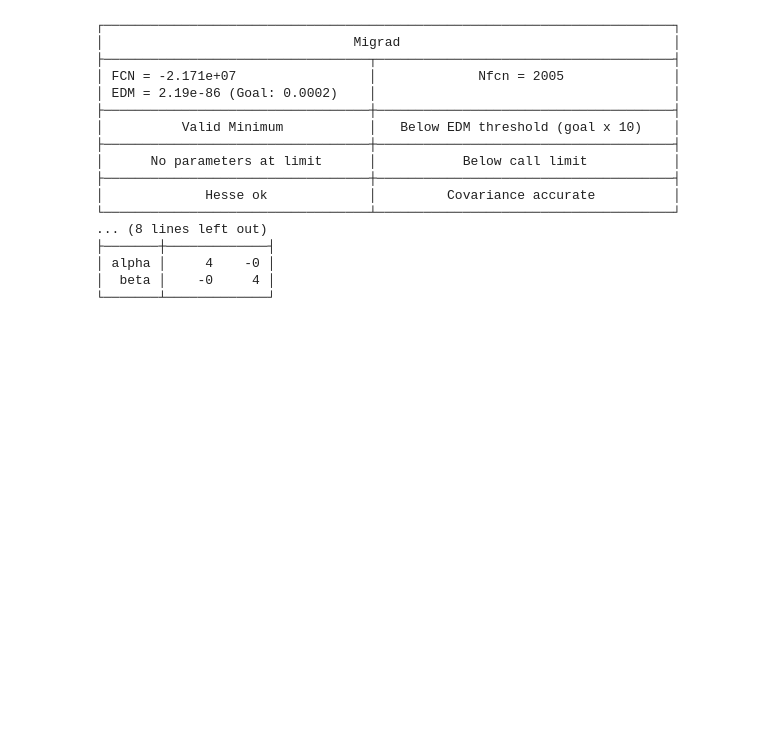
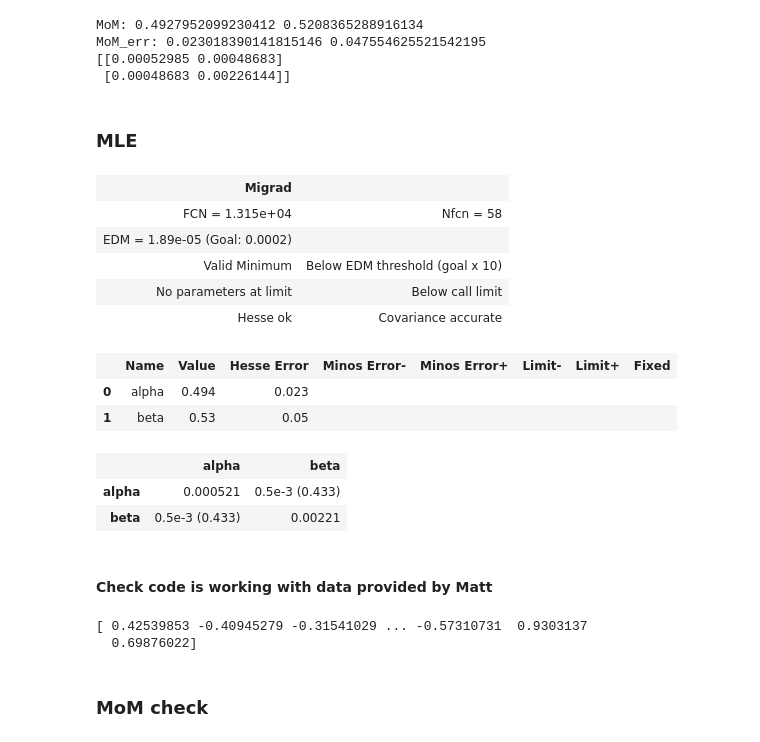
Before and after one commit to Fayzan03/s1_statistical_methods, a Jupyter notebook: ES3/Q1_acc_rej.ipynb, the cells around one changed output. Cells and saved outputs as stored; diff of their text form; code cells hidden in the pictures; blank space fills up the shorter version.

```diff
--- a/ES3/Q1_acc_rej.ipynb
+++ b/ES3/Q1_acc_rej.ipynb
@@ -86,0 +78,13 @@ Estimate for beta is  0.4853317835255204
+# %%
+## covariance of moment estimates
+x=np.array(x)
+N = len(x)
+
+x1_bar = np.mean(x)
+x2_bar = np.mean(x**2)
+
+cov_x11 = 1/(N*(N-1)) * np.sum( (x-x1_bar) * ( x - x1_bar) )
+cov_x12 = 1/(N*(N-1)) * np.sum( (x-x1_bar) * ( x**2 - x2_bar) )
+cov_x22 = 1/(N*(N-1)) * np.sum( (x**2-x2_bar) * ( x**2 - x2_bar) )
+
+cov_mus_hat = np.array( [ [cov_x11, cov_x12], [ cov_x12, cov_x22] ] )
@@ -87,39 +102,59 @@ Estimate for beta is  0.4853317835255204
+# %%
+# propagate to parameter estimates
+
+# jacobi needs a single wrapped function
+alphabeta = lambda p: np.array([ alpha_MoM(*p), beta_MoM(*p) ])
+
+mom, mom_cov = propagate( alphabeta, [x1_bar, x2_bar], cov_mus_hat)
+print('MoM:', *mom)
+print('MoM_err:', *np.sqrt(np.diag(mom_cov)))
+print(mom_cov)
+# %% [output]
+MoM: 0.4927952099230412 0.5208365288916134
+MoM_err: 0.023018390141815146 0.047554625521542195
+[[0.00052985 0.00048683]
+ [0.00048683 0.00226144]]
+# %% [markdown]
+### MLE
 # %%
 def model(x, alpha, beta):
-    return (1 + alpha*x + beta*x**2)/normalization_factor
+    return (1 + alpha*x + beta*x**2)/(d(1) + alpha*d(2) + beta*d(3))
 
 from iminuit import Minuit
 from iminuit.cost import UnbinnedNLL
 
+x=gen_accept_reject(10000)
 # create a cost function
-nll=UnbinnedNLL(v, model)
+nll=UnbinnedNLL(x, model)
 
 # create Minuit object
-m = Minuit(nll, alpha=0.5, beta=0.5)
+m = Minuit(nll, alpha=1, beta=1)
 
 # run the fit
 m.migrad()
 
 #run the Hesse algorithm
 m.hesse()
-
-# print the result
-print(m)
 # %% [output]
-┌─────────────────────────────────────────────────────────────────────────┐
-│                                Migrad                                   │
-├──────────────────────────────────┬──────────────────────────────────────┤
-│ FCN = -2.171e+07                 │             Nfcn = 2005              │
-│ EDM = 2.19e-86 (Goal: 0.0002)    │                                      │
-├──────────────────────────────────┼──────────────────────────────────────┤
-│          Valid Minimum           │   Below EDM threshold (goal x 10)    │
-├──────────────────────────────────┼──────────────────────────────────────┤
-│      No parameters at limit      │           Below call limit           │
-├──────────────────────────────────┼──────────────────────────────────────┤
-│             Hesse ok             │         Covariance accurate          │
-└──────────────────────────────────┴──────────────────────────────────────┘
-... (8 lines left out)
-├───────┼─────────────┤
-│ alpha │     4    -0 │
-│  beta │    -0     4 │
-└───────┴─────────────┘
+| Migrad |  |
+| FCN = 1.315e+04 | Nfcn = 58 |
+| EDM = 1.89e-05 (Goal: 0.0002) |  |
+| Valid Minimum | Below EDM threshold (goal x 10) |
+| No parameters at limit | Below call limit |
+| Hesse ok | Covariance accurate |
+|  | Name | Value | Hesse Error | Minos Error- | Minos Error+ | Limit- | Limit+ | Fixed |
+| 0 | alpha | 0.494 | 0.023 |  |  |  |  |  |
+| 1 | beta | 0.53 | 0.05 |  |  |  |  |  |
+|  | alpha | beta |
+| alpha | 0.000521 | 0.5e-3 (0.433) |
+| beta | 0.5e-3 (0.433) | 0.00221 |
+# %% [markdown]
+#### Check code is working with data provided by Matt
+# %%
+data = np.load('mom_data.npy')
+print(data)
+# %% [output]
+[ 0.42539853 -0.40945279 -0.31541029 ... -0.57310731  0.9303137
+  0.69876022]
+# %% [markdown]
+### MoM check
```
Also changed, not shown: parts of 9 cells of this notebook, 3 other files.
